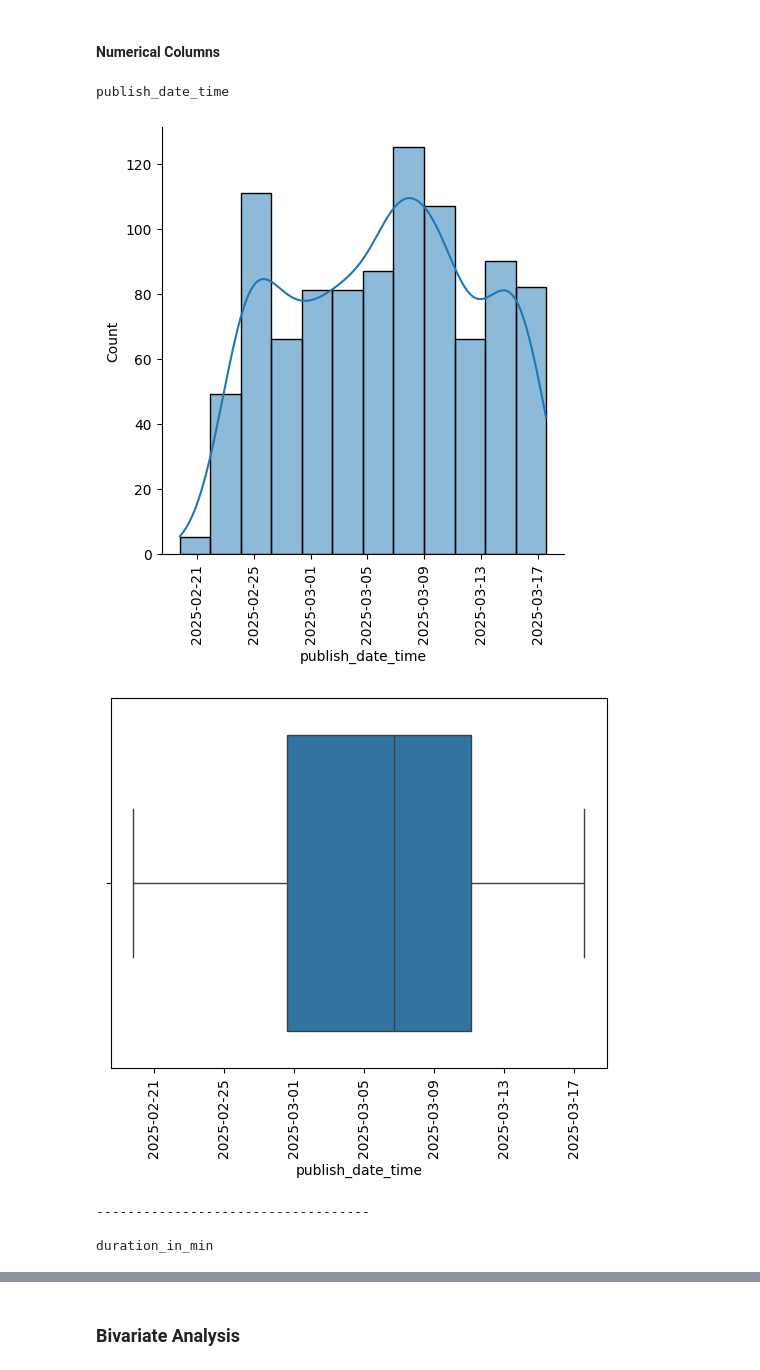
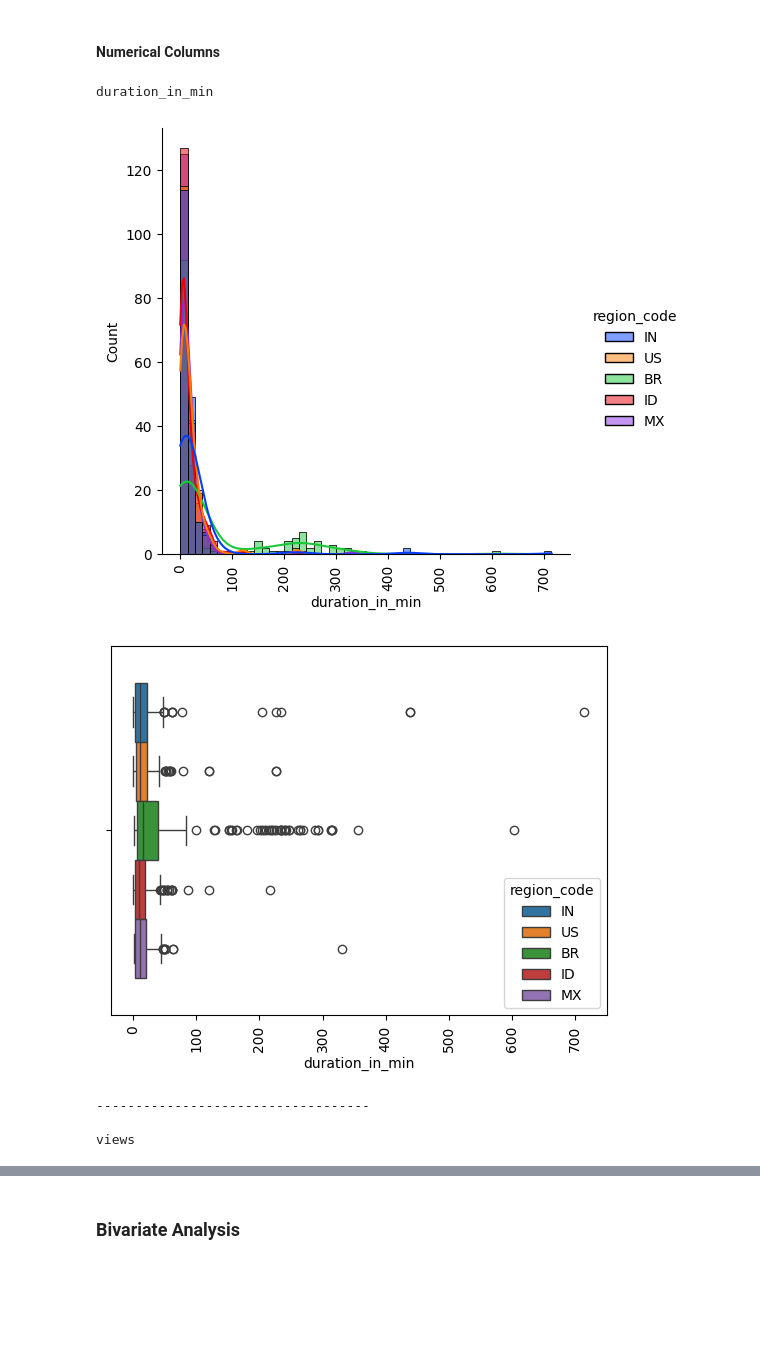
Before and after one commit to AERI078/youtube_data_analysis_project, a Jupyter notebook: 02_EDA.ipynb, the cells around one changed output, grey strips where cells are left out. Cells and saved outputs as stored; diff of their text form; code cells hidden in the pictures; blank space fills up the shorter version.

```diff
--- a/02_EDA.ipynb
+++ b/02_EDA.ipynb
@@ -219,9 +221,10 @@ dtype: object
 #### Categorical Columns
 # %%
 categorical = ['channel_id', 'category', 'caption']
-numerical = ['publish_date_time', 'duration_in_min', 'views', 'likes', 'comment_count']
+numerical = ['duration_in_min', 'views', 'likes', 'comment_count']
+datetime = 'publish_date_time'
 # %%
-def categorical_univariate(col):
+def categorical_univariate(df, col):
     if df[col].nunique() < 50: # make plot only if unique values dont go beyond 50
         print(col)
         sns.countplot(data=df, x=col)
@@ -232,7 +235,7 @@ def categorical_univariate(col):
     print('-------------------------------------' + '\n')
 # %%
 for col in categorical:
-    categorical_univariate(col)
+    categorical_univariate(df, col)
 # %% [output]
 channel_id
 UCN9_L9lA9kqJbGANLRus_1A    15
@@ -281,20 +300,24 @@ Name: count, dtype: int64
 # %%
-def numerical_univariate(col):
+def numerical_univariate(df, col):
+    nbins = None
+    range = df[col].max() - df[col].min()
+    if range > 500 or abs(df[col].skew()) > 2:
+        nbins = 50 if range < 1000 else 100
     print(col)
-    sns.displot(data=df, x=col, kde=True)
+    sns.displot(data=df, x=col, kde=True, bins=nbins, hue=df['region_code'], palette='bright')
     plt.xticks(rotation=90)
     plt.show()
-    sns.boxplot(data=df, x=col)
+    sns.boxplot(data=df, x=col, hue='region_code')
     plt.xticks(rotation=90)
     plt.show()
     print('----------------------------------- \n')
 # %%
 for col in numerical:
-    numerical_univariate(col)
+    numerical_univariate(df, col)
 # %% [output]
-publish_date_time
+duration_in_min
-[figure, old version]
+[figure, new version]
-[figure, old version]
+[figure, new version]
 -----------------------------------
 
-duration_in_min
+views
```
Also changed, not shown: parts of 18 cells of this notebook, 3 other files.
